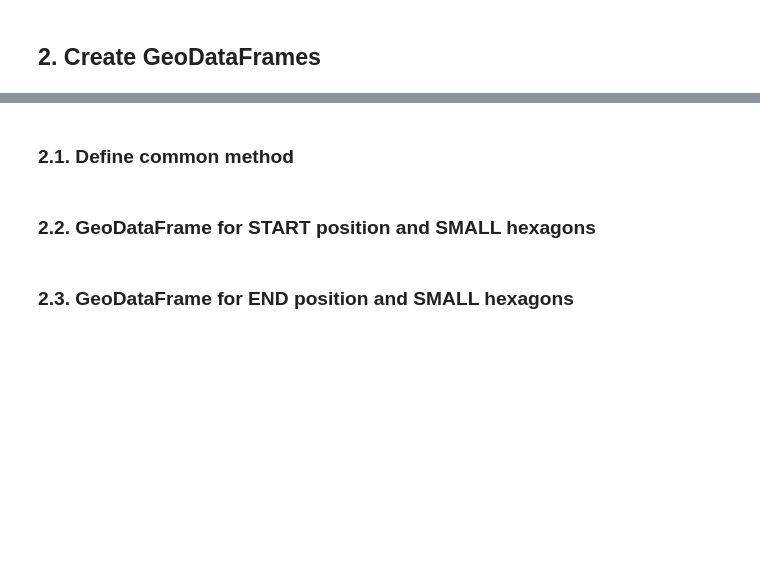
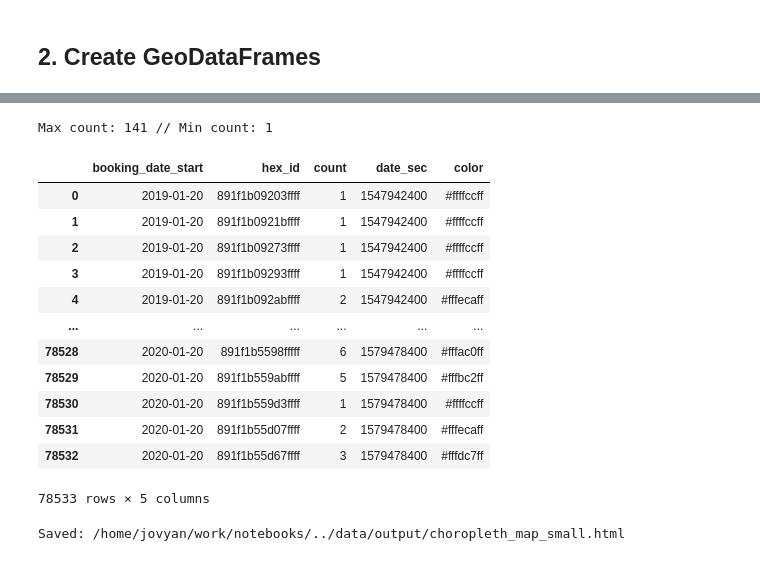
Before and after one commit to mulko93/AAA_Jupyter_Explorers, a Jupyter notebook: notebooks/04_Descriptive_Spatial_Analysis_MAC_ONLY.ipynb, the cells around one changed output, grey strips where cells are left out. Cells and saved outputs as stored; diff of their text form; code cells hidden in the pictures; blank space fills up the shorter version.

```diff
--- a/notebooks/04_Descriptive_Spatial_Analysis_MAC_ONLY.ipynb
+++ b/notebooks/04_Descriptive_Spatial_Analysis_MAC_ONLY.ipynb
@@ -68,13 +130,0 @@ display(gdf_hex_small, gdf_hex_big)
-# %%
-"""
-df_copy = df_trips_hex.copy()
-df_copy["datetime_start"] = (pd.to_datetime(df_trips_hex["datetime_start"]).astype(int)//10**9)
-styledict_timeslider={}
-for i in df_copy['h3_hex_small_id_start'].unique():
-    styledict_timeslider[i]={}
-    for j in df_copy[df_copy['h3_hex_small_id_start']==i].set_index(['h3_hex_small_id_start']).values:
-        print(j)
-        styledict_timeslider[i][j[0]]={'color':j[],'opacity':0.7}
-
-styledict_timeslider
-"""
@@ -185,4 +291,18 @@ def plot_choropleth_map(df):
 # %%
-plot_choropleth_map(df_trips_hex)
+plot_choropleth_map(df=df_trips_hex, hex_size="small")
+# %% [output]
+Max count: 141 // Min count: 1
+|  | booking_date_start | hex_id | count | date_sec | color |
+| 0 | 2019-01-20 | 891f1b09203ffff | 1 | 1547942400 | #ffffccff |
+| 1 | 2019-01-20 | 891f1b0921bffff | 1 | 1547942400 | #ffffccff |
+| 2 | 2019-01-20 | 891f1b09273ffff | 1 | 1547942400 | #ffffccff |
+| 3 | 2019-01-20 | 891f1b09293ffff | 1 | 1547942400 | #ffffccff |
+| 4 | 2019-01-20 | 891f1b092abffff | 2 | 1547942400 | #fffecaff |
+| ... | ... | ... | ... | ... | ... |
+| 78528 | 2020-01-20 | 891f1b5598fffff | 6 | 1579478400 | #fffac0ff |
+| 78529 | 2020-01-20 | 891f1b559abffff | 5 | 1579478400 | #fffbc2ff |
+| 78530 | 2020-01-20 | 891f1b559d3ffff | 1 | 1579478400 | #ffffccff |
+| 78531 | 2020-01-20 | 891f1b55d07ffff | 2 | 1579478400 | #fffecaff |
+| 78532 | 2020-01-20 | 891f1b55d67ffff | 3 | 1579478400 | #fffdc7ff |
+78533 rows × 5 columns
+Saved: /home/jovyan/work/notebooks/../data/output/choropleth_map_small.html
-# %% [markdown]
-### 2.1. Define common method
@@ -208,2 +308,0 @@ def createGeoDataFrameWithGeometryOfPosition(position, hex_size):
-# %% [markdown]
-### 2.2. GeoDataFrame for START position and SMALL hexagons
@@ -214,2 +308,0 @@ def createGeoDataFrameWithGeometryOfPosition(position, hex_size):
-# %% [markdown]
-### 2.3. GeoDataFrame for END position and SMALL hexagons
```
Also changed, not shown: parts of 18 cells of this notebook, 11 other files.
